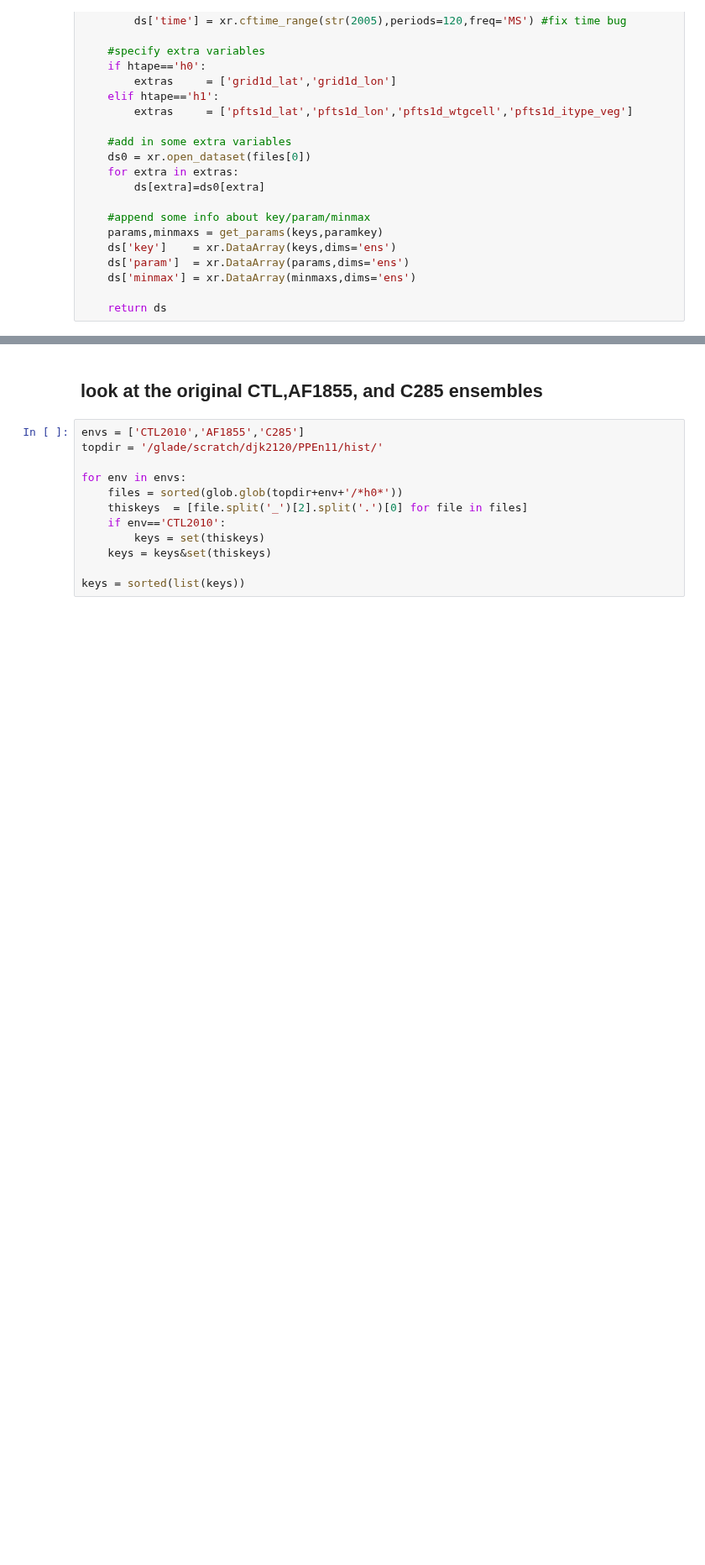
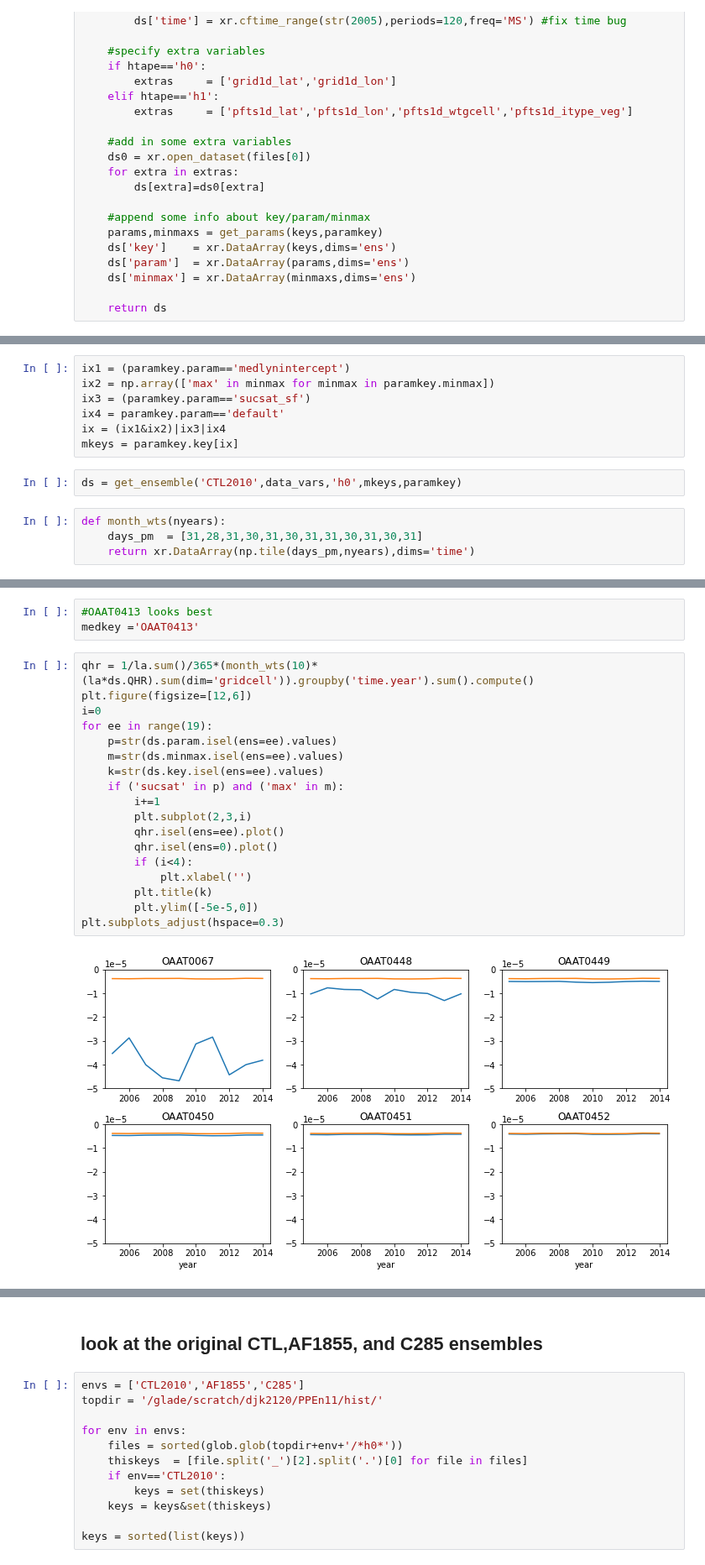
Before and after one commit to djk2120/CLM5PPE, a Jupyter notebook: pyth/survivability.ipynb, the cells around one changed output, grey strips where cells are left out. Shown at 84% size. Drawn from its saved outputs; the diff is of its cells as text; blank space fills up the shorter version.

```diff
--- a/pyth/survivability.ipynb
+++ b/pyth/survivability.ipynb
@@ -115,0 +195,13 @@ la = xr.open_dataset(la_file).landarea  #km2
+# %%
+ix1 = (paramkey.param=='medlynintercept')
+ix2 = np.array(['max' in minmax for minmax in paramkey.minmax])
+ix3 = (paramkey.param=='sucsat_sf')
+ix4 = paramkey.param=='default'
+ix = (ix1&ix2)|ix3|ix4
+mkeys = paramkey.key[ix]
+# %%
+ds = get_ensemble('CTL2010',data_vars,'h0',mkeys,paramkey)
+# %%
+def month_wts(nyears):
+    days_pm  = [31,28,31,30,31,30,31,31,30,31,30,31]
+    return xr.DataArray(np.tile(days_pm,nyears),dims='time')
@@ -115,0 +224,23 @@ la = xr.open_dataset(la_file).landarea  #km2
+# %%
+#OAAT0413 looks best
+medkey ='OAAT0413'
+# %%
+qhr = 1/la.sum()/365*(month_wts(10)*(la*ds.QHR).sum(dim='gridcell')).groupby('time.year').sum().compute()
+plt.figure(figsize=[12,6])
+i=0
+for ee in range(19):
+    p=str(ds.param.isel(ens=ee).values)
+    m=str(ds.minmax.isel(ens=ee).values)
+    k=str(ds.key.isel(ens=ee).values)
+    if ('sucsat' in p) and ('max' in m):
+        i+=1
+        plt.subplot(2,3,i)
+        qhr.isel(ens=ee).plot()
+        qhr.isel(ens=0).plot()
+        if (i<4):
+            plt.xlabel('')
+        plt.title(k)
+        plt.ylim([-5e-5,0])
+plt.subplots_adjust(hspace=0.3)
+# %% [output]
+[figure, added]
```
Also changed, not shown: parts of 21 cells of this notebook.
